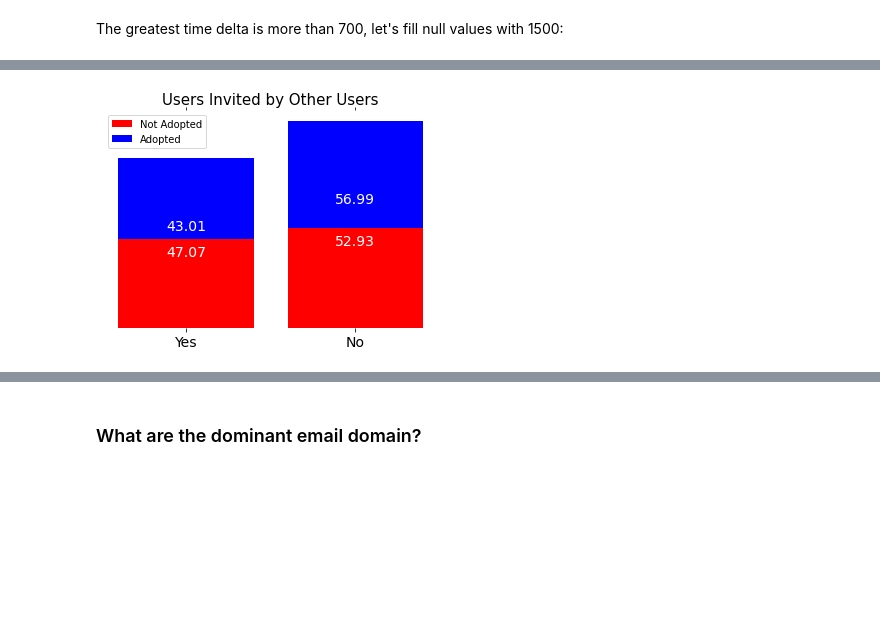
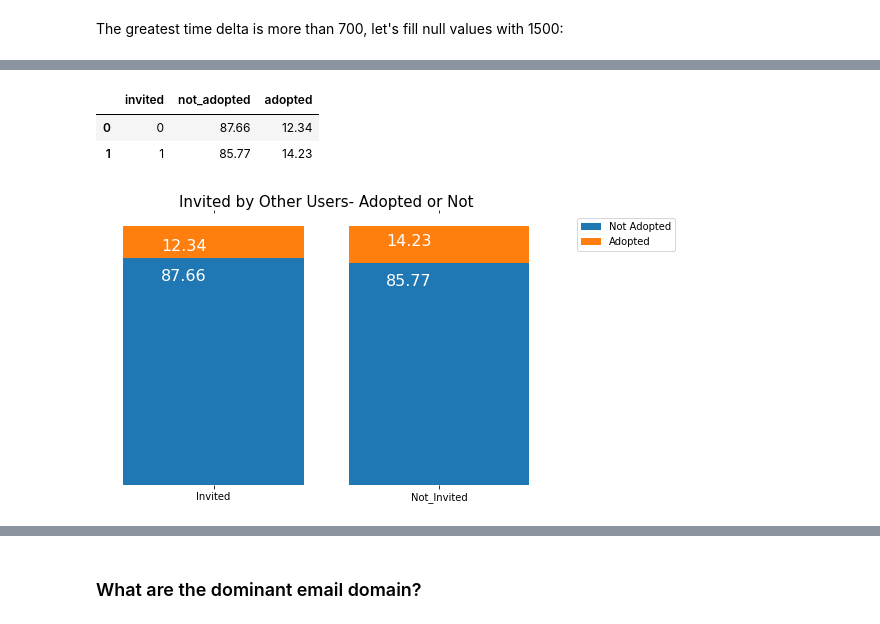
Before and after one commit to EnsiehBahrami/Mini-Projects, a Jupyter notebook: User_engagement/Relax.ipynb, the cells around one changed output, grey strips where cells are left out. Cells and saved outputs as stored; diff of their text form; code cells hidden in the pictures; blank space fills up the shorter version.

```diff
--- a/User_engagement/Relax.ipynb
+++ b/User_engagement/Relax.ipynb
@@ -352,0 +377,5 @@ df['invited'] = df.invited_by_user_id.notna().astype(int)
+# %%
+adop_invt= pd.pivot_table(adop_invt, index=['adopted'], columns=['invited'], values= 'percentage' )
+adop_invt.reset_index(inplace=True)
+adop_invt.columns= ['adopted','not_invited','invited']
+adop_invt
@@ -352,0 +417,6 @@ df['invited'] = df.invited_by_user_id.notna().astype(int)
+# %%
+invited = round(100 * df.groupby('invited')['adopted'].value_counts(normalize= True), 2)
+invited = pd.DataFrame(invited)
+invited.columns= ['percentage']
+invited.reset_index(inplace=True)
+invited
@@ -353,39 +429,40 @@ df['invited'] = df.invited_by_user_id.notna().astype(int)
+# %%
+invited= pd.pivot_table(invited, index=['invited'], columns=['adopted'], values= 'percentage' )
+invited.reset_index(inplace=True)
+invited.columns= ['invited','not_adopted','adopted']
+invited
+# %% [output]
+|  | invited | not_adopted | adopted |
+| 0 | 0 | 87.66 | 12.34 |
+| 1 | 1 | 85.77 | 14.23 |
 # %%
-invited = round(100 * df.groupby('adopted')['invited'].value_counts(normalize= True), 2)
-invited = pd.DataFrame(invited)
-invited.columns= ['percentage']
-
-
-invited_not_adopted= invited.loc[0].reset_index()
-invited_adopted= invited.loc[1].reset_index()
+plt.figure(figsize=(8,5))
 
 
 
-bars = plt.bar(x= invited_not_adopted.invited, height= invited_not_adopted.percentage, color='red', label='Not Adopted')
-#direct label each bar with Y axis values
+bars = plt.bar(x= invited.invited, height= invited.not_adopted, label= 'Not Adopted')
 for bar in bars:
-    plt.gca().text( bar.get_x() + bar.get_width()/2 , bar.get_height()-9,
-                   bar.get_height().round(2), ha='center', color='white', fontsize=14)
+    plt.gca().text( bar.get_x() + bar.get_width()/3 , bar.get_height()-9,
+                   bar.get_height().round(2), ha='center', color='white', fontsize= 16)
 
 
 
-bars = plt.bar(x= invited_adopted.invited, height= invited_adopted.percentage\
-               , bottom=invited_not_adopted.percentage ,color='blue', label='Adopted')
+bars = plt.bar(x=invited.invited, height= invited.adopted, bottom= invited.not_adopted, label= 'Adopted')
 for bar in bars:
-    plt.gca().text( bar.get_x() + bar.get_width()/2 , bar.get_height()+9,
-                   bar.get_height().round(2), ha='center', color='white', fontsize=14)
+    plt.gca().text( bar.get_x() + bar.get_width()/3 , bar.get_height()+78,
+                   bar.get_height().round(2), ha='center', color='white', fontsize= 16)
 
 
 
 for spine in plt.gca().spines.values():
     spine.set_visible (False)
 
 plt.tick_params (top='off', bottom='off', left=False , right=False, labelleft=False, labelbottom='on')
 
+plt.xticks(invited.invited, ['Invited','Not_Invited'])
+plt.title('Invited by Other Users- Adopted or Not',fontsize=15, c='black')
+plt.legend(loc='upper left',bbox_to_anchor=(1.05, 1))
 
-plt.xticks(invited_not_adopted.invited, ['No','Yes'] ,fontsize=14)
-plt.title('Users Invited by Other Users',fontsize=15, c='black')
-plt.legend()
 plt.show()
 # %% [output]
-[figure, old version]
+[figure, new version]
```
Also changed, not shown: parts of 44 cells of this notebook.
